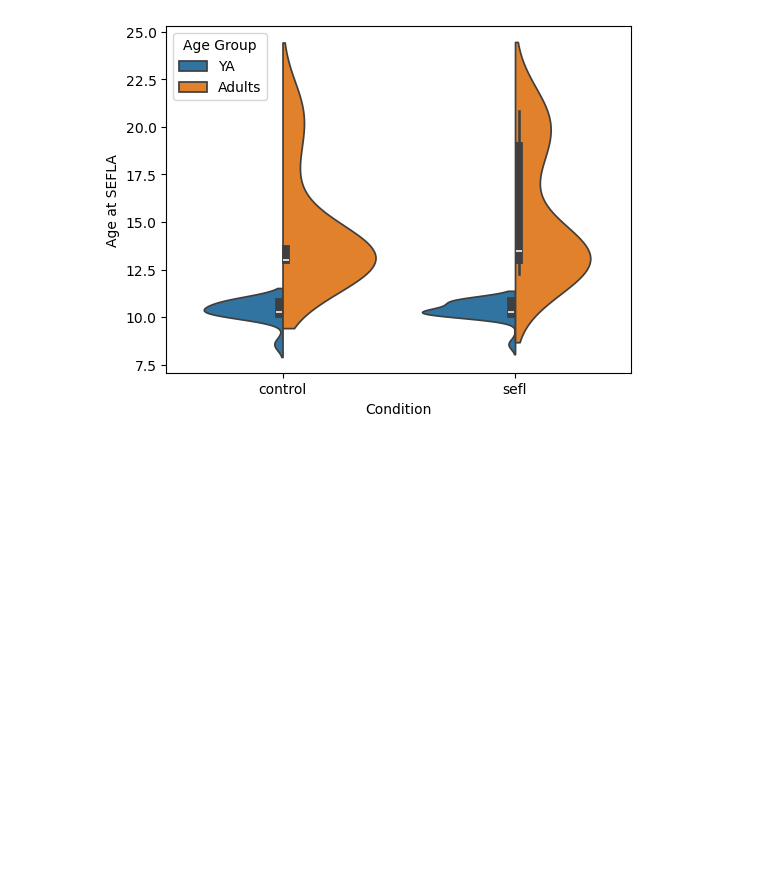
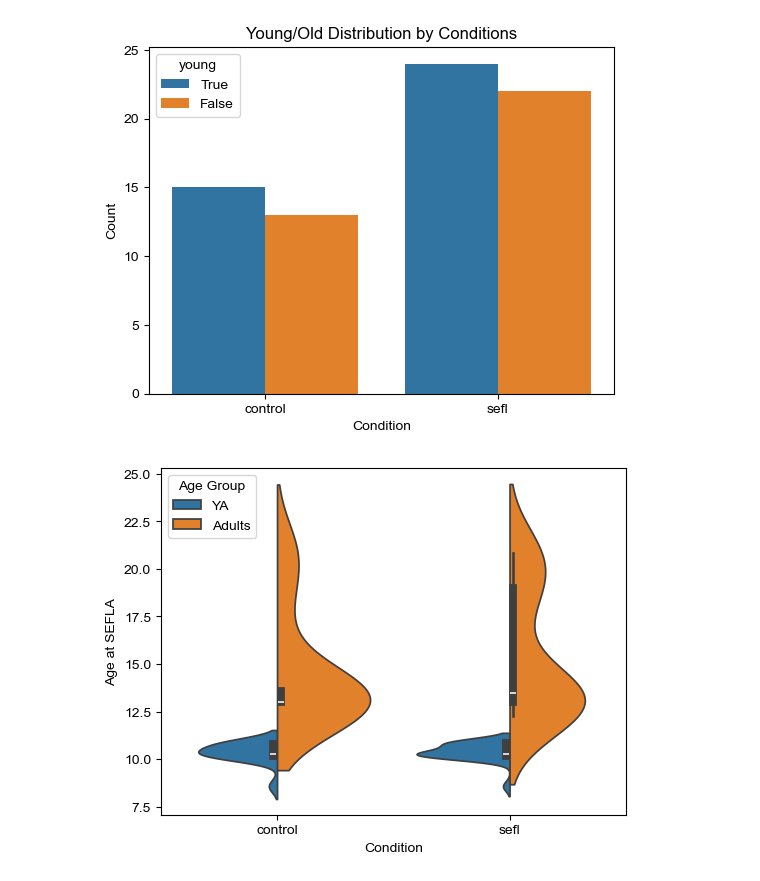
Before and after one commit to GergelyTuri/els_project, a Jupyter notebook: notebooks/novak_analyses/figures.ipynb, the cells around one changed output. Cells and saved outputs as stored; diff of their text form; code cells hidden in the pictures; blank space fills up the shorter version.

Commit message:
figures notebook update

```diff
--- a/notebooks/novak_analyses/figures.ipynb
+++ b/notebooks/novak_analyses/figures.ipynb
@@ -10,6 +10,11 @@ import sys
 import os
 sys.path.append(os.path.join(os.getcwd(), '..', '..', 'src'))
 from visualization import plot_freezing_time
+# %%
+import matplotlib as mpl
+mpl.rcParams['svg.fonttype'] = 'none'
+mpl.rcParams['font.family'] = 'sans-serif'
+mpl.rcParams['font.sans-serif'] = ['Arial', 'Helvetica', 'DejaVu Sans']
 # %%
 import sys
 import os
@@ -116,27 +121,28 @@ plt.savefig('figure_1d_age_cond.svg', format='svg')
 # %%
 #figure 1e
-# plt.figure(figsize=(6, 4.5))
-# sns.countplot(data=data[data['day'] == 'sefla'], x="condition", hue="young")
-# plt.xlabel('Condition')
-# plt.ylabel('Count')
-# plt.title('Young/Old Distribution by Conditions')
-# plt.savefig('figure_1e_young_cond.svg', format='svg')
+plt.figure(figsize=(6, 4.5))
+sns.countplot(data=data[data['day'] == 'sefla'], x="condition", hue="young")
+plt.xlabel('Condition')
+plt.ylabel('Count')
+plt.title('Young/Old Distribution by Conditions')
+plt.savefig('figure_1e_young_cond.svg', format='svg')
 
 plt.figure(figsize=(6, 4.5))
 ax = sns.violinplot(data=data[data['day'] == 'sefla'], x="condition", y="age_at_sefla", hue="young", split=True)
 plt.xlabel('Condition')
 plt.ylabel('Age at SEFLA')
 handles, labels = ax.get_legend_handles_labels()
 plt.legend(
     handles=handles,
     title='Age Group',
     labels=['YA', 'Adults'],
     loc='upper left'
 )
 # plt.title('Age Distribution by Condition and Young/Old')
 plt.savefig('figure_1e_young_cond_violin.svg', format='svg')
 # %% [output]
-[figure, old version]
+[figure, new version]
+[figure, added]
 # %%
 #figure 2a
 
```
Also changed, not shown: parts of 17 cells of this notebook.
